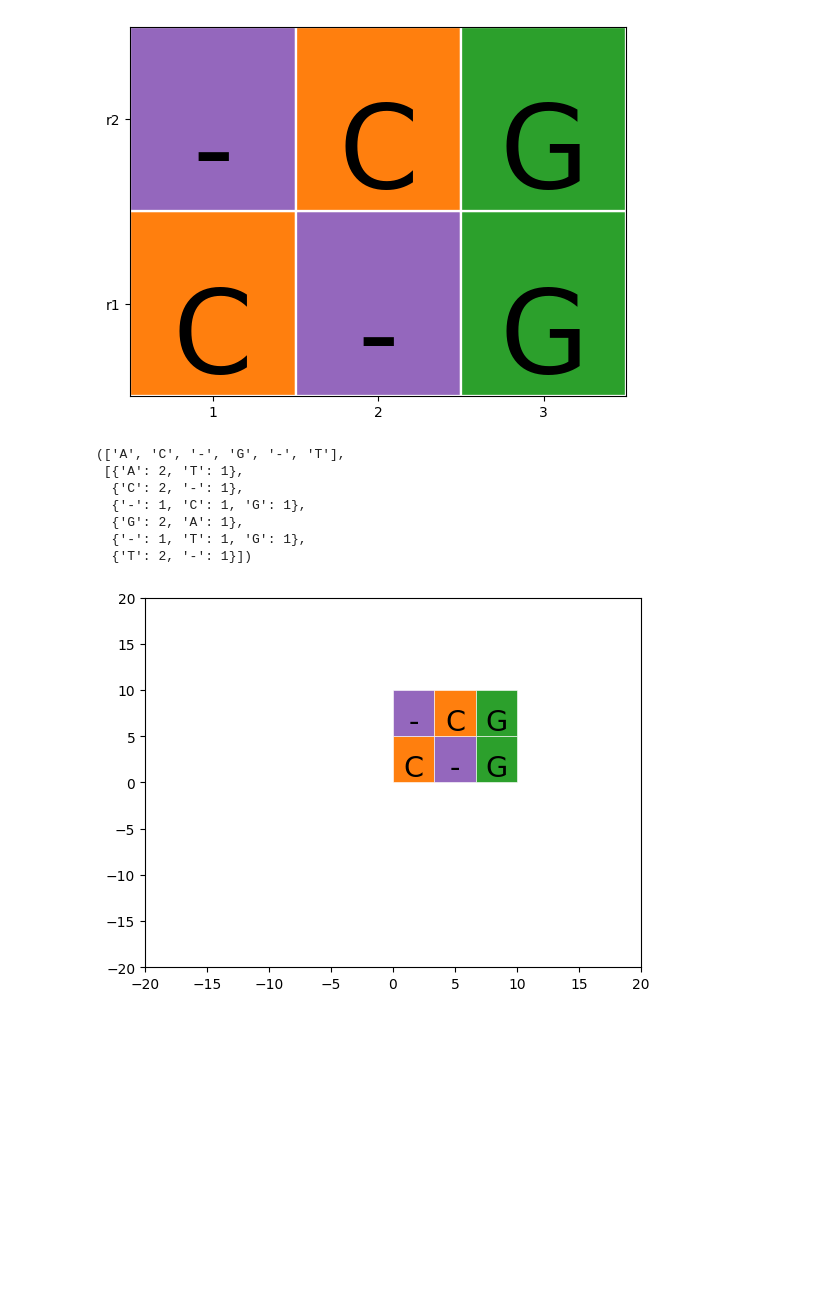
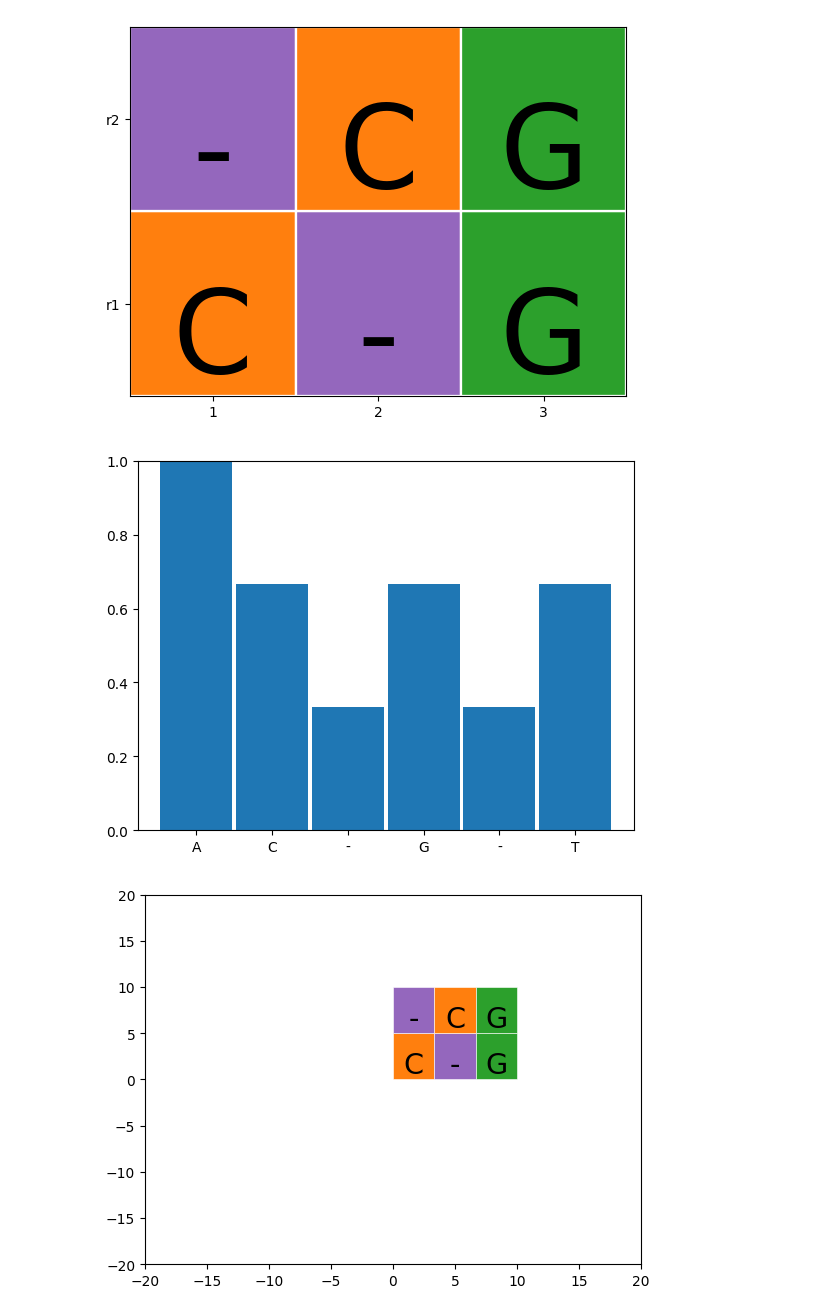
Before and after one commit to mourisl/MSAplot, a Jupyter notebook: vizMSA_dev.ipynb, the cells around one changed output. Saved outputs shown, nothing was run; the diff lists cells and outputs as text; code cells hidden in the pictures; blank space fills up the shorter version.

Commit message:
Draw the bar plot for the consensus

```diff
--- a/vizMSA_dev.ipynb
+++ b/vizMSA_dev.ipynb
@@ -130,6 +130,20 @@ def GetConsensus(msa, start = None, end = None):
 # %%
 def DrawMSAConsensusHisto(msa, start = None, end = None, ax=None):
     ax = ax or plt.gca()
+    consensus, consensusComposition = GetConsensus(msa, start, end)
+    binHeight = []
+    for i in range(len(consensus)):
+        binHeight.append( consensusComposition[i][consensus[i]] /
+                         sum(consensusComposition[i].values()) )
+    ax.bar(x=range(0, len(consensus)), height=binHeight, width=0.95)
+    ax.set(ylim=(0, 1))
+
+    ticks = []
+    tickLabels = []
+    for i in range(len(consensus)):
+        ticks.append(i)
+        tickLabels.append(consensus[i])
+    ax.set_xticks(ticks, tickLabels)
 # %%
 ax = plt.gca()
 ax.set(xlim=[-20,20], ylim=[-20, 20])
@@ -138,15 +152,9 @@ ax, color_map=DrawMSA(msa=["AC-G-T", "A-CGT-"], seq_names = ["r1", "r2"],
 # %% [output]
 [figure]
 # %%
-GetConsensus(msa=["AC-G-T", "A-CGT-", "TCGAGT"])
+DrawMSAConsensusHisto(msa=["AC-G-T", "A-CGT-", "ACGAGT"])
 # %% [output]
-(['A', 'C', '-', 'G', '-', 'T'],
- [{'A': 2, 'T': 1},
-  {'C': 2, '-': 1},
-  {'-': 1, 'C': 1, 'G': 1},
-  {'G': 2, 'A': 1},
-  {'-': 1, 'T': 1, 'G': 1},
-  {'T': 2, '-': 1}])
+[figure, added]
 # %%
 ax = plt.gca()
 ax.set(xlim=[-20,20], ylim=[-20, 20])
```
